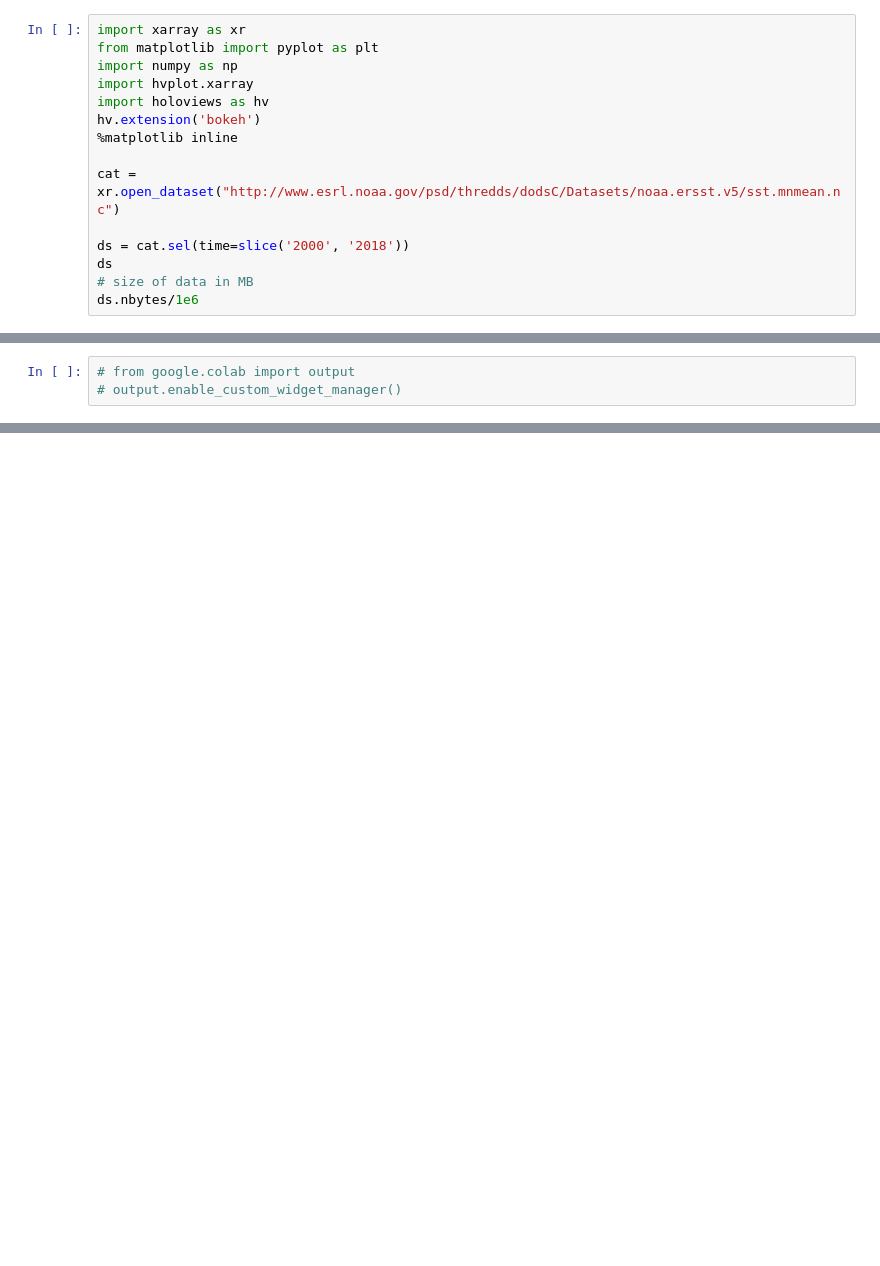
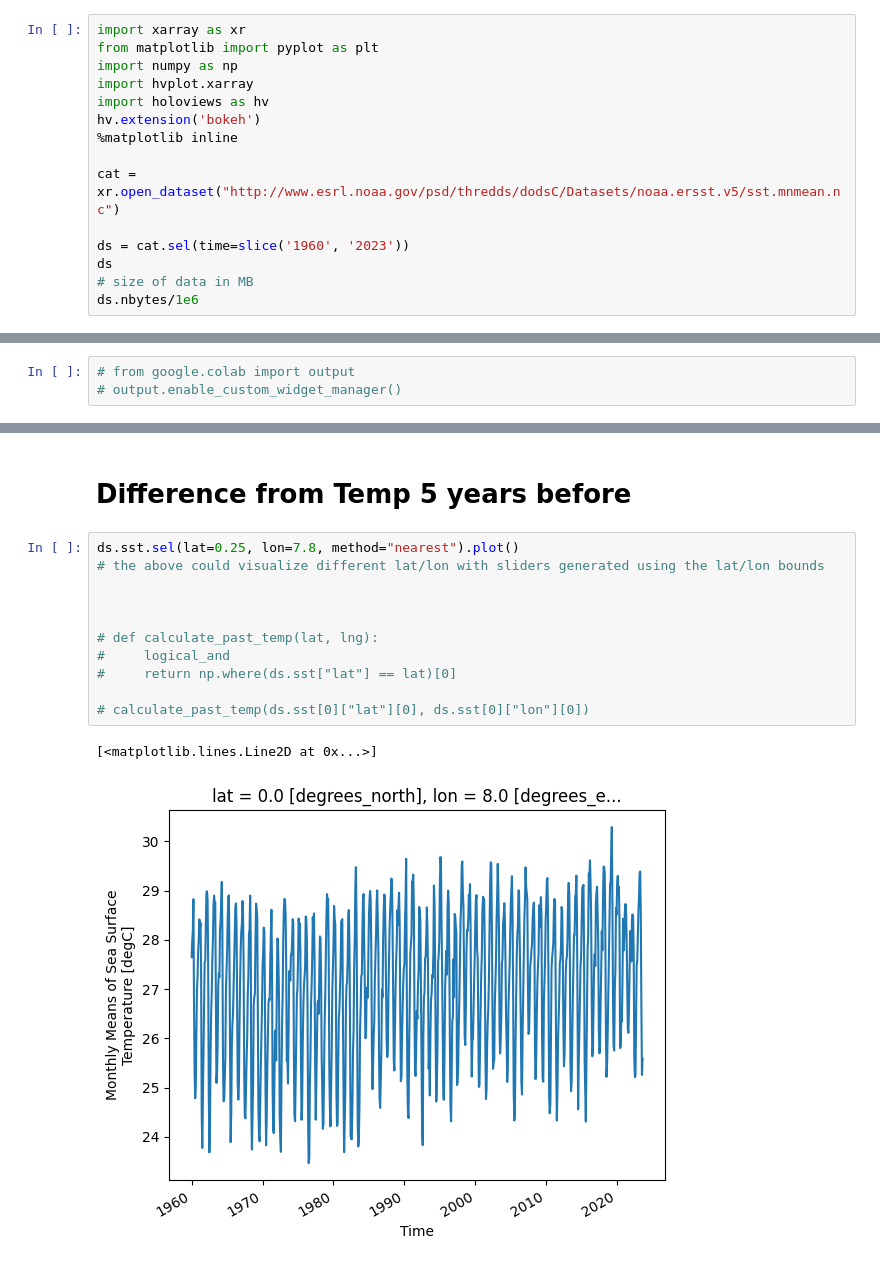
Before and after one commit to S-Romberg/ocean_temp_prediction, a Jupyter notebook: descriptive_ocean_data.ipynb, the cells around one changed output, grey strips where cells are left out. Cells and saved outputs as stored; diff of their text form; blank space fills up the shorter version.

```diff
--- a/descriptive_ocean_data.ipynb
+++ b/descriptive_ocean_data.ipynb
@@ -29,7 +32,7 @@ hv.extension('bokeh')
 
 cat = xr.open_dataset("http://www.esrl.noaa.gov/psd/thredds/dodsC/Datasets/noaa.ersst.v5/sst.mnmean.nc")
 
-ds = cat.sel(time=slice('2000', '2018'))
+ds = cat.sel(time=slice('1960', '2023'))
 ds
 # size of data in MB
 ds.nbytes/1e6
@@ -91,0 +108,16 @@ ds.hvplot.quadmesh(
+# %% [markdown]
+# Difference from Temp 5 years before
+# %%
+ds.sst.sel(lat=0.25, lon=7.8, method="nearest").plot()
+# the above could visualize different lat/lon with sliders generated using the lat/lon bounds
+
+
+
+# def calculate_past_temp(lat, lng):
+#     logical_and
+#     return np.where(ds.sst["lat"] == lat)[0]
+
+# calculate_past_temp(ds.sst[0]["lat"][0], ds.sst[0]["lon"][0])
+# %% [output]
+[<matplotlib.lines.Line2D at 0x...>]
+[figure, added]
```
Also changed, not shown: parts of 18 cells of this notebook.
